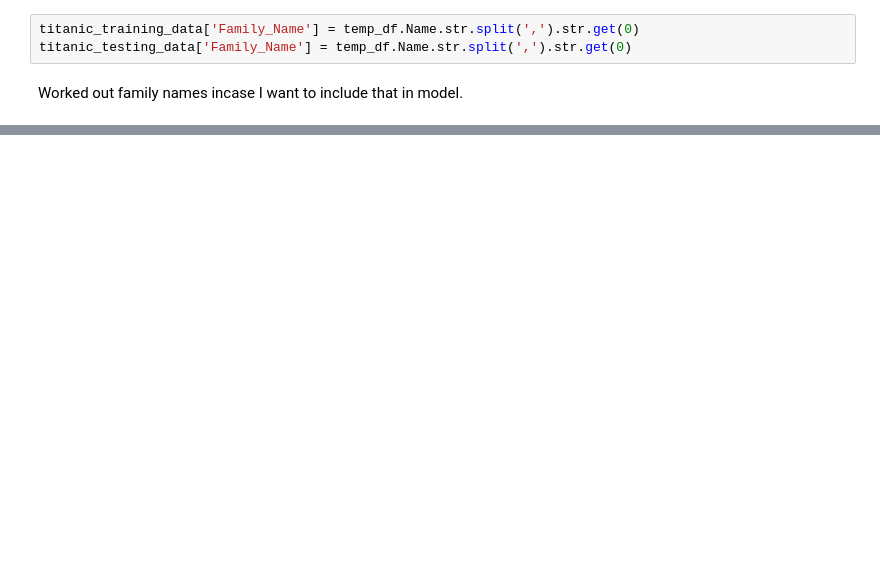
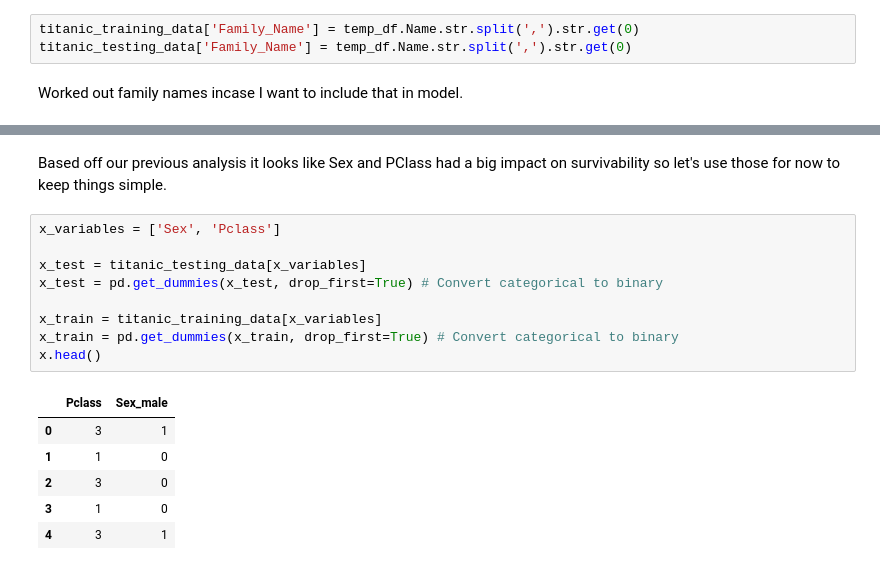
Before and after one commit to nehal1989/kaggle_titanic, a Jupyter notebook: titanic_model.ipynb, the cells around one changed output, grey strips where cells are left out. Saved outputs shown, nothing was run; the diff lists cells and outputs as text; blank space fills up the shorter version.

```diff
--- a/titanic_model.ipynb
+++ b/titanic_model.ipynb
@@ -73,0 +85,18 @@ Worked out family names incase I want to include that in model.
+# %% [markdown]
+Based off our previous analysis it looks like Sex and PClass had a big impact on survivability so let's use those for now to keep things simple.
+# %%
+x_variables = ['Sex', 'Pclass']
+
+x_test = titanic_testing_data[x_variables]
+x_test = pd.get_dummies(x_test, drop_first=True) # Convert categorical to binary
+
+x_train = titanic_training_data[x_variables]
+x_train = pd.get_dummies(x_train, drop_first=True) # Convert categorical to binary
+x.head()
+# %% [output]
+|  | Pclass | Sex_male |
+| 0 | 3 | 1 |
+| 1 | 1 | 0 |
+| 2 | 3 | 0 |
+| 3 | 1 | 0 |
+| 4 | 3 | 1 |
```
Also changed, not shown: parts of 12 cells of this notebook, 1 other file.
